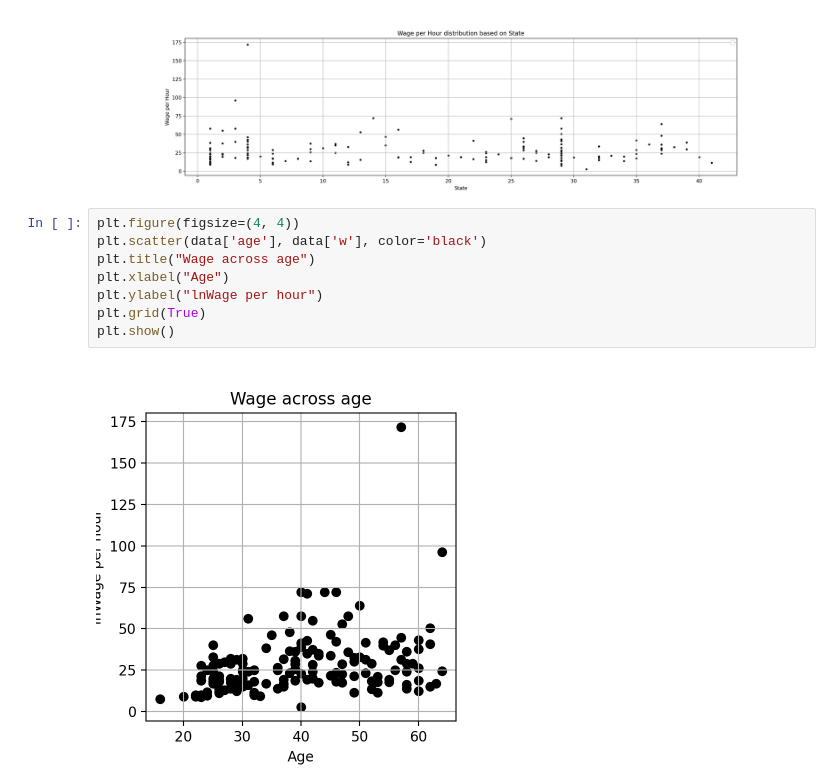
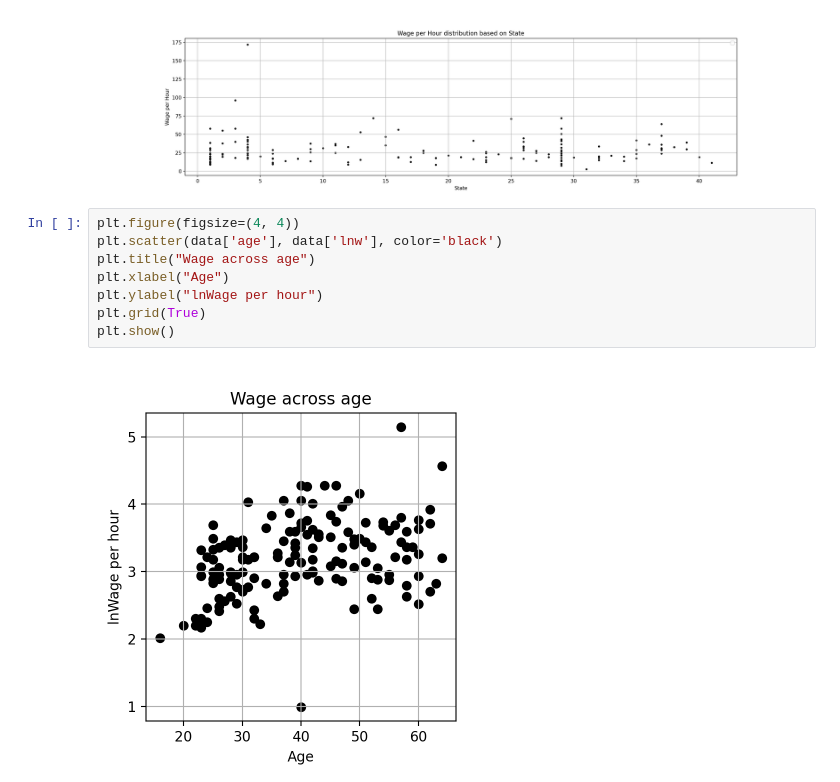
Before and after one commit to Jacopo21/EarningxOccupation, a Jupyter notebook: HM1/earnings.ipynb, the cells around one changed output. Cells and saved outputs as stored; diff of their text form.

```diff
--- a/HM1/earnings.ipynb
+++ b/HM1/earnings.ipynb
@@ -402,14 +402,14 @@ No artists with labels found to put in legend.  Note that artists whose label st
 [figure]
 # %%
 plt.figure(figsize=(4, 4))
-plt.scatter(data['age'], data['w'], color='black')
+plt.scatter(data['age'], data['lnw'], color='black')
 plt.title("Wage across age")
 plt.xlabel("Age")
 plt.ylabel("lnWage per hour")
 plt.grid(True)
 plt.show()
 # %% [output]
-[figure, old version]
+[figure, new version]
 # %%
 data_male = data[data['sex'] == 1]
 
```
Also changed, not shown: parts of 2 cells of this notebook.
